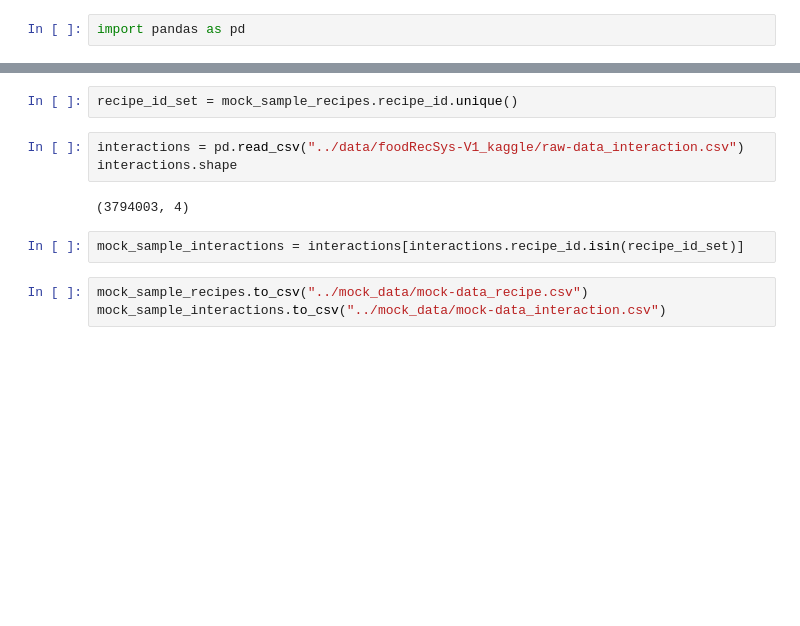
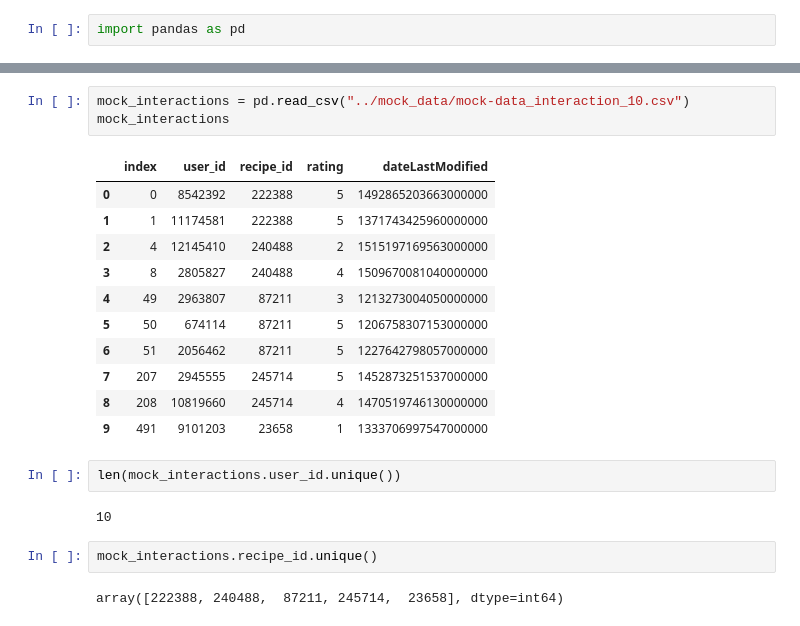
Before and after one commit to dtuleva/Recipe_Recommendation_System, a Jupyter notebook: helpers/sample_dataset_slice.ipynb, the cells around one changed output, grey strips where cells are left out. Drawn from its saved outputs; the diff is of its cells as text; blank space fills up the shorter version.

```diff
--- a/helpers/sample_dataset_slice.ipynb
+++ b/helpers/sample_dataset_slice.ipynb
@@ -14,12 +58,23 @@ mock_sample_recipes = recipes.head(100)
+# %%
+mock_interactions = pd.read_csv("../mock_data/mock-data_interaction_10.csv")
+mock_interactions
+# %% [output]
+|  | index | user_id | recipe_id | rating | dateLastModified |
+| 0 | 0 | 8542392 | 222388 | 5 | 1492865203663000000 |
+| 1 | 1 | 11174581 | 222388 | 5 | 1371743425960000000 |
+| 2 | 4 | 12145410 | 240488 | 2 | 1515197169563000000 |
+| 3 | 8 | 2805827 | 240488 | 4 | 1509670081040000000 |
+| 4 | 49 | 2963807 | 87211 | 3 | 1213273004050000000 |
+| 5 | 50 | 674114 | 87211 | 5 | 1206758307153000000 |
+| 6 | 51 | 2056462 | 87211 | 5 | 1227642798057000000 |
+| 7 | 207 | 2945555 | 245714 | 5 | 1452873251537000000 |
+| 8 | 208 | 10819660 | 245714 | 4 | 1470519746130000000 |
+| 9 | 491 | 9101203 | 23658 | 1 | 1333706997547000000 |
+# %%
+len(mock_interactions.user_id.unique())
+# %% [output]
+10
 # %%
-recipe_id_set = mock_sample_recipes.recipe_id.unique()
+mock_interactions.recipe_id.unique()
+# %% [output]
+array([222388, 240488,  87211, 245714,  23658], dtype=int64)
-# %%
-interactions = pd.read_csv("../data/foodRecSys-V1_kaggle/raw-data_interaction.csv")
-interactions.shape
-# %% [output]
-(3794003, 4)
-# %%
-mock_sample_interactions = interactions[interactions.recipe_id.isin(recipe_id_set)]
-# %%
-mock_sample_recipes.to_csv("../mock_data/mock-data_recipe.csv")
-mock_sample_interactions.to_csv("../mock_data/mock-data_interaction.csv")
```
Also changed, not shown: parts of 9 cells of this notebook, 15 other files.
